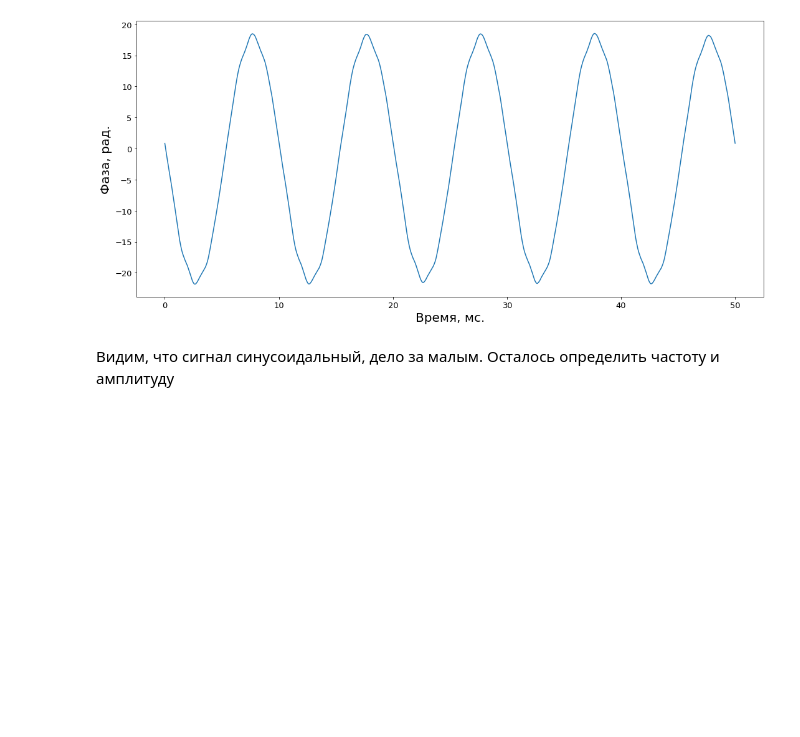
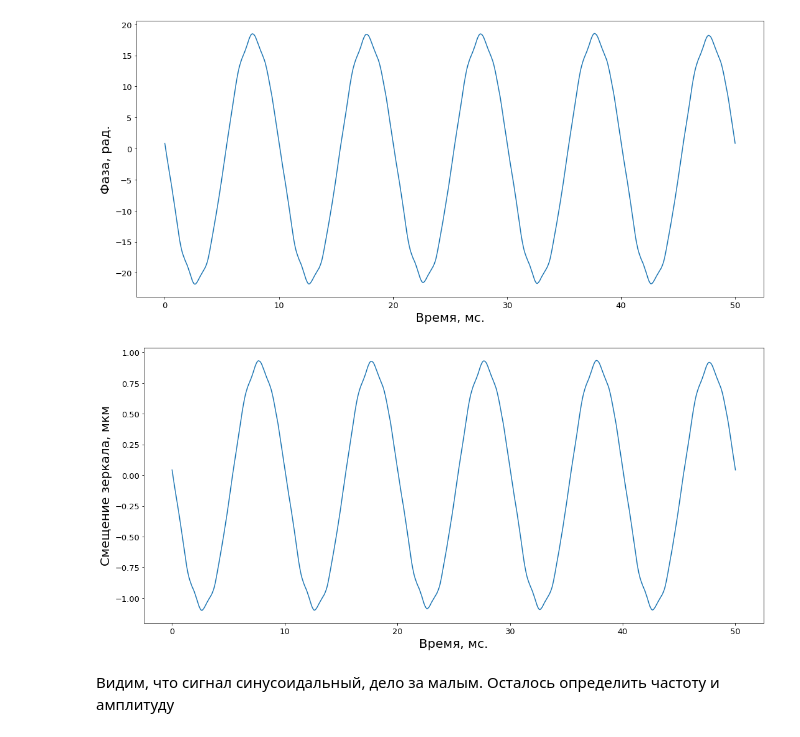
Before and after one commit to starosta39/laboratory_works_3, a Jupyter notebook: Two-beam interferometer/TBI.ipynb, the cells around one changed output. Drawn from its saved outputs; the diff is of its cells as text; code cells hidden in the pictures; blank space fills up the shorter version.

```diff
--- a/Two-beam interferometer/TBI.ipynb
+++ b/Two-beam interferometer/TBI.ipynb
@@ -325,5 +356,16 @@ fig.savefig(os.path.join(sys.path[0]+'/plots', 'task_2.1_unwraped pase.png'))
 # %% [output]
 [figure]
+# %%
+fig = plt.figure(figsize=(15, 7))
+ax = fig.add_subplot(1,1,1)
+ax.plot(time*1e+3, signal_arctan*wavelength/(4*np.pi)*1e+6)
+ax.set_xlabel('Время, мс.',fontweight='light',color='k', fontsize=20)
+ax.set_ylabel("Смещение зеркала, мкм",fontweight='light',color='k', fontsize=20)
+plt.tight_layout()
+plt.tick_params(axis='both', which='major', labelsize=13)
+fig.savefig(os.path.join(sys.path[0]+'/plots', 'task_2.1_unwraped_move.png'))
+# %% [output]
+[figure, added]
 # %% [markdown]
 Видим, что сигнал синусоидальный, дело за малым. Осталось определить частоту и амплитуду
 # %%
```
Also changed, not shown: parts of 7 cells of this notebook, 4 other files.
